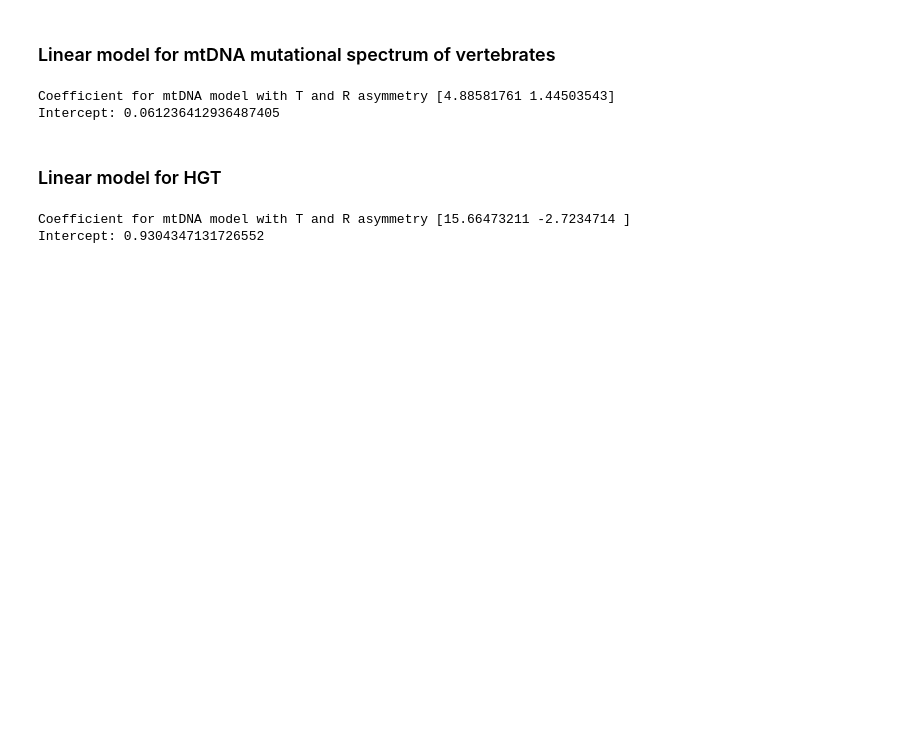
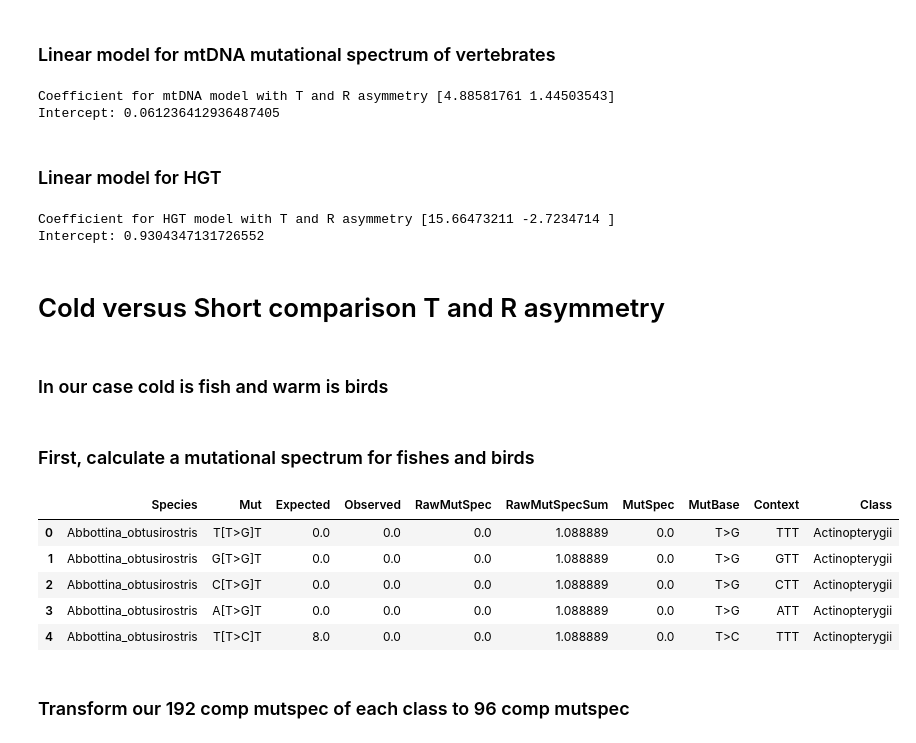
Before and after one commit to mitoclub/mtdna-192component-mutspec-chordata, a Jupyter notebook: scripts/asymmetry_TR.ipynb, the cells around one changed output. Cells and saved outputs as stored; diff of their text form; code cells hidden in the pictures; blank space fills up the shorter version.

```diff
--- a/scripts/asymmetry_TR.ipynb
+++ b/scripts/asymmetry_TR.ipynb
@@ -351,8 +357,24 @@ Intercept: 0.061236412936487405
 # %%
 hgt_reg = linear_model.LinearRegression()
 hgt_reg.fit(hgt_cl[['T','R']].to_numpy(), hgt_cl['HGT_Asymmetry_log2'])
-print('Coefficient for mtDNA model with T and R asymmetry', hgt_reg.coef_)
+print('Coefficient for HGT model with T and R asymmetry', hgt_reg.coef_)
 print('Intercept:', hgt_reg.intercept_)
 # %% [output]
-Coefficient for mtDNA model with T and R asymmetry [15.66473211 -2.7234714 ]
+Coefficient for HGT model with T and R asymmetry [15.66473211 -2.7234714 ]
 Intercept: 0.9304347131726552
+# %% [markdown]
+# Cold versus Short comparison T and R asymmetry
+# %% [markdown]
+### In our case cold is fish and warm is birds
+# %% [markdown]
+### First, calculate a mutational spectrum for fishes and birds
+# %%
+mut_spec = pd.read_csv('../data/MutSpecVertebratescytb.csv')
+mut_spec.head()
+# %% [output]
+|  | Species | Mut | Expected | Observed | RawMutSpec | RawMutSpecSum | MutSpec | MutBase | Context | Class |
+| 0 | Abbottina_obtusirostris | T[T>G]T | 0.0 | 0.0 | 0.0 | 1.088889 | 0.0 | T>G | TTT | Actinopterygii |
+| 1 | Abbottina_obtusirostris | G[T>G]T | 0.0 | 0.0 | 0.0 | 1.088889 | 0.0 | T>G | GTT | Actinopterygii |
+| 2 | Abbottina_obtusirostris | C[T>G]T | 0.0 | 0.0 | 0.0 | 1.088889 | 0.0 | T>G | CTT | Actinopterygii |
+| 3 | Abbottina_obtusirostris | A[T>G]T | 0.0 | 0.0 | 0.0 | 1.088889 | 0.0 | T>G | ATT | Actinopterygii |
+| 4 | Abbottina_obtusirostris | T[T>C]T | 8.0 | 0.0 | 0.0 | 1.088889 | 0.0 | T>C | TTT | Actinopterygii |
@@ -358,0 +392,2 @@ Intercept: 0.9304347131726552
+# %% [markdown]
+### Transform our 192 comp mutspec of each class to 96 comp mutspec
```
Also changed, not shown: parts of 12 cells of this notebook, 2 other files.
